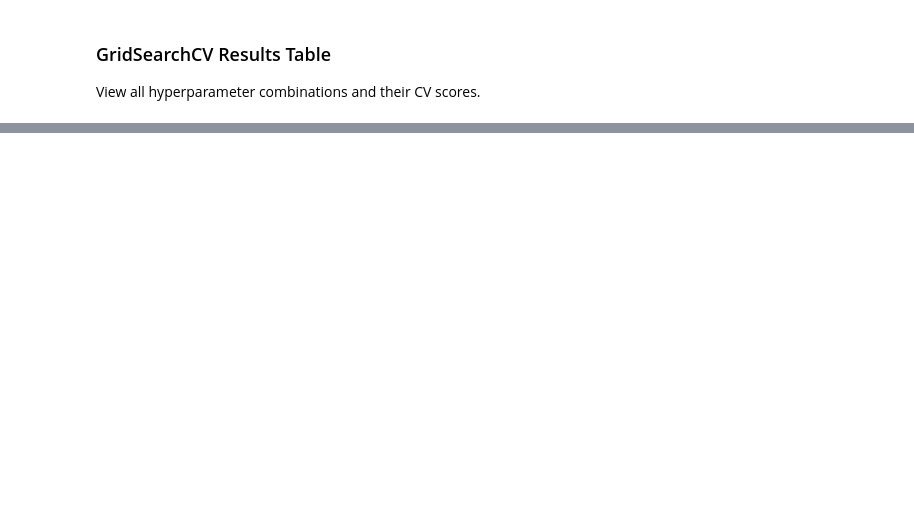
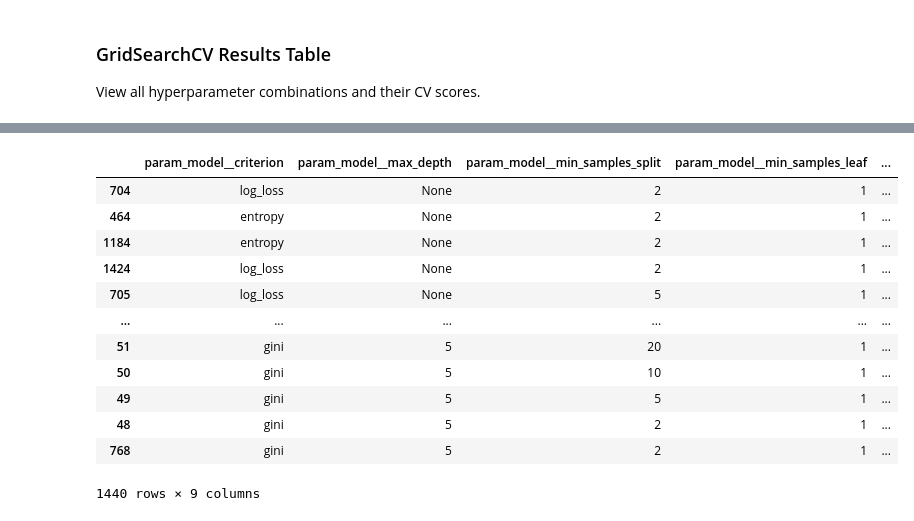
Before and after one commit to nickleezx/CS3244_Machine_Learning_Group8, a Jupyter notebook: notebook.ipynb, the cells around one changed output, grey strips where cells are left out. Cells and saved outputs as stored; diff of their text form; code cells hidden in the pictures; blank space fills up the shorter version.

```diff
--- a/notebook.ipynb
+++ b/notebook.ipynb
@@ -820,0 +873,33 @@ display(
+# %%
+
+# Inspect all CV results as a table
+dt_cv_results = pd.DataFrame(dt_grid.cv_results_)
+display(
+    dt_cv_results[
+        [
+            "param_model__criterion",
+            "param_model__max_depth",
+            "param_model__min_samples_split",
+            "param_model__min_samples_leaf",
+            "param_model__max_features",
+            "param_model__class_weight",
+            "mean_test_score",
+            "std_test_score",
+            "rank_test_score",
+        ]
+    ].sort_values("rank_test_score")
+)
+# %% [output]
+|  | param_model__criterion | param_model__max_depth | param_model__min_samples_split | param_model__min_samples_leaf | ... |
+| 704 | log_loss | None | 2 | 1 | ... |
+| 464 | entropy | None | 2 | 1 | ... |
+| 1184 | entropy | None | 2 | 1 | ... |
+| 1424 | log_loss | None | 2 | 1 | ... |
+| 705 | log_loss | None | 5 | 1 | ... |
+| ... | ... | ... | ... | ... | ... |
+| 51 | gini | 5 | 20 | 1 | ... |
+| 50 | gini | 5 | 10 | 1 | ... |
+| 49 | gini | 5 | 5 | 1 | ... |
+| 48 | gini | 5 | 2 | 1 | ... |
+| 768 | gini | 5 | 2 | 1 | ... |
+1440 rows × 9 columns
```
Also changed, not shown: parts of 12 cells of this notebook.
